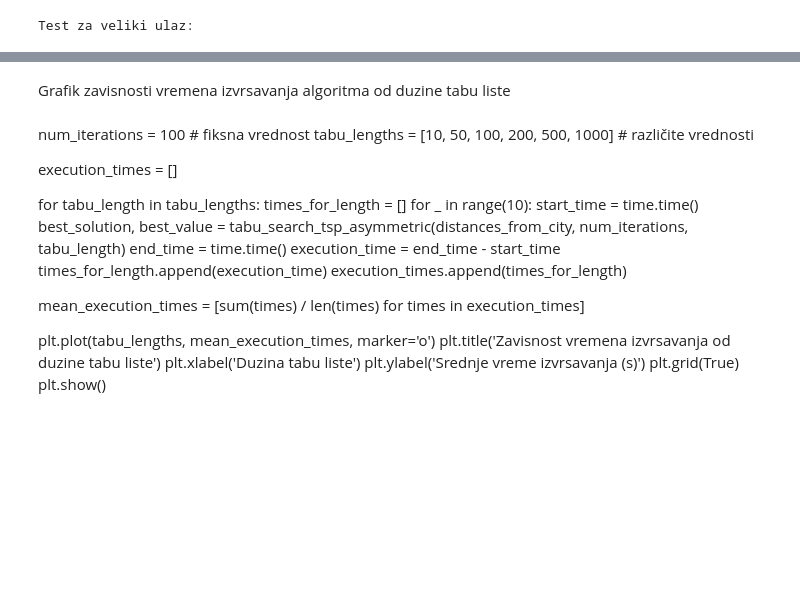
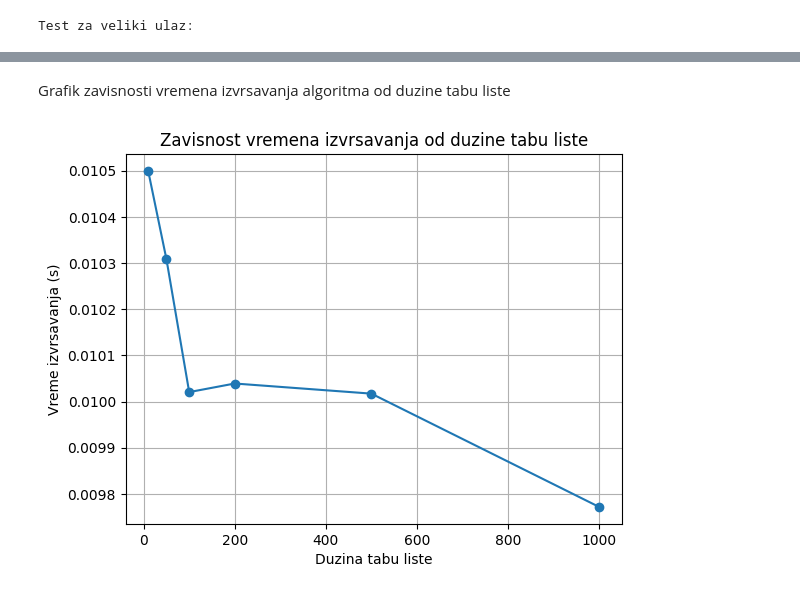
Before and after one commit to sakisa2/RI, a Jupyter notebook: tabu_search_asymmetric_tsp.ipynb, the cells around one changed output, grey strips where cells are left out. Drawn from its saved outputs; the diff is of its cells as text; code cells hidden in the pictures; blank space fills up the shorter version.

```diff
--- a/tabu_search_asymmetric_tsp.ipynb
+++ b/tabu_search_asymmetric_tsp.ipynb
@@ -191,27 +191,22 @@ plt.show()
-# %% [markdown]
-Grafik zavisnosti vremena izvrsavanja algoritma od duzine tabu liste
-# %% [markdown]
-num_iterations = 100  # fiksna vrednost
-tabu_lengths = [10, 50, 100, 200, 500, 1000]  # različite vrednosti
-
-execution_times = []
-
-for tabu_length in tabu_lengths:
-    times_for_length = []
-    for _ in range(10):
-        start_time = time.time()
-        best_solution, best_value = tabu_search_tsp_asymmetric(distances_from_city, num_iterations, tabu_length)
-        end_time = time.time()
-        execution_time = end_time - start_time
-        times_for_length.append(execution_time)
-    execution_times.append(times_for_length)
-
-
-mean_execution_times = [sum(times) / len(times) for times in execution_times]
-
-plt.plot(tabu_lengths, mean_execution_times, marker='o')
-plt.title('Zavisnost vremena izvrsavanja od duzine tabu liste')
-plt.xlabel('Duzina tabu liste')
-plt.ylabel('Srednje vreme izvrsavanja (s)')
-plt.grid(True)
-plt.show()
+# %% [markdown]
+Grafik zavisnosti vremena izvrsavanja algoritma od duzine tabu liste
+# %%
+num_iterations = 100
+tabu_lengths = [10, 50, 100, 200, 500, 1000]
+execution_times = []
+
+for tabu_length in tabu_lengths:
+    start_time = time.time()
+    best_solution, best_value = tabu_search_tsp_asymmetric(distances_from_city, num_iterations, tabu_length)
+    end_time = time.time()
+    execution_time = end_time - start_time
+    execution_times.append(execution_time)
+
+plt.plot(tabu_lengths, execution_times, marker='o')
+plt.title('Zavisnost vremena izvrsavanja od duzine tabu liste')
+plt.xlabel('Duzina tabu liste')
+plt.ylabel('Vreme izvrsavanja (s)')
+plt.grid(True)
+plt.show()
+# %% [output]
+[figure, added]
```
Also changed, not shown: parts of 3 cells of this notebook, 1 other file.
